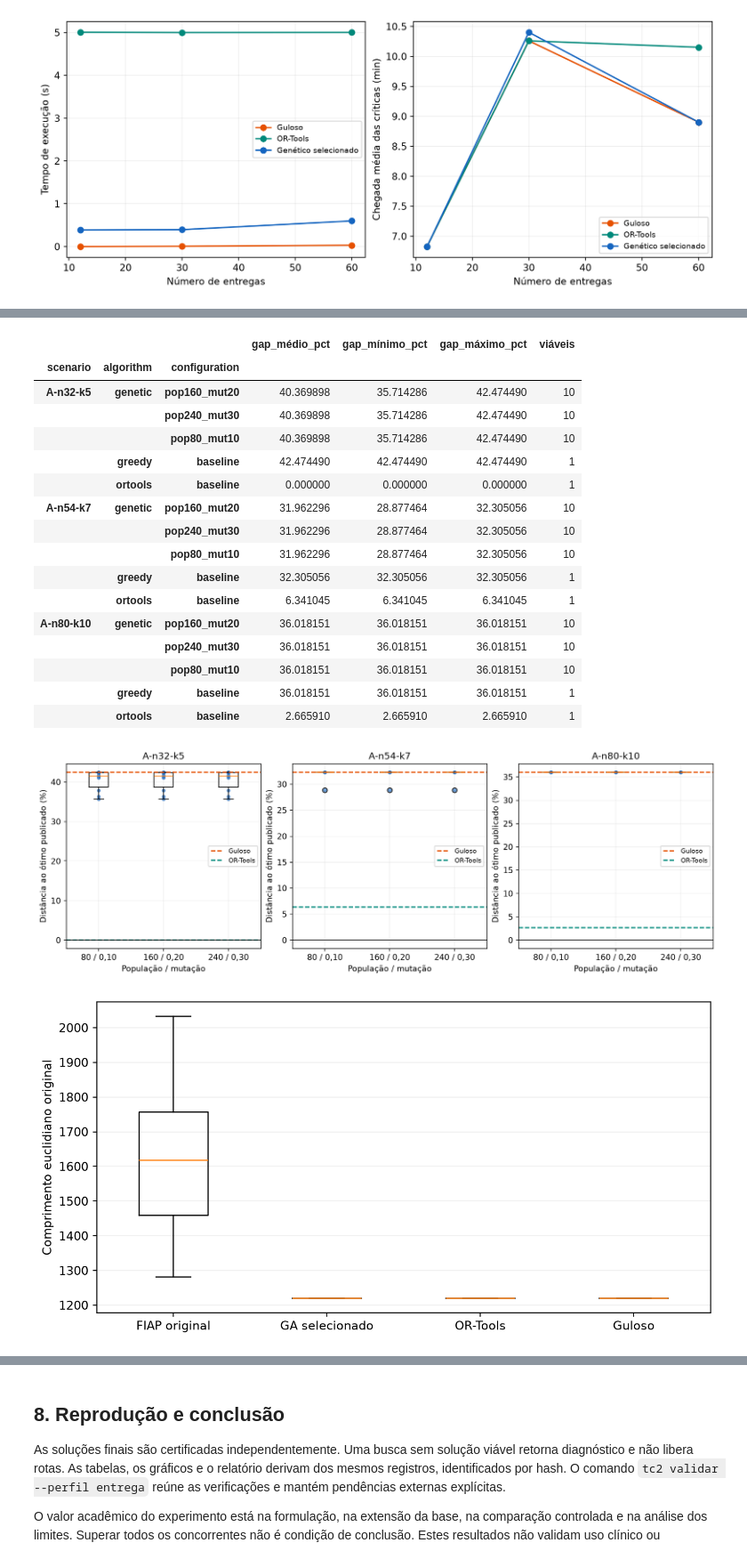
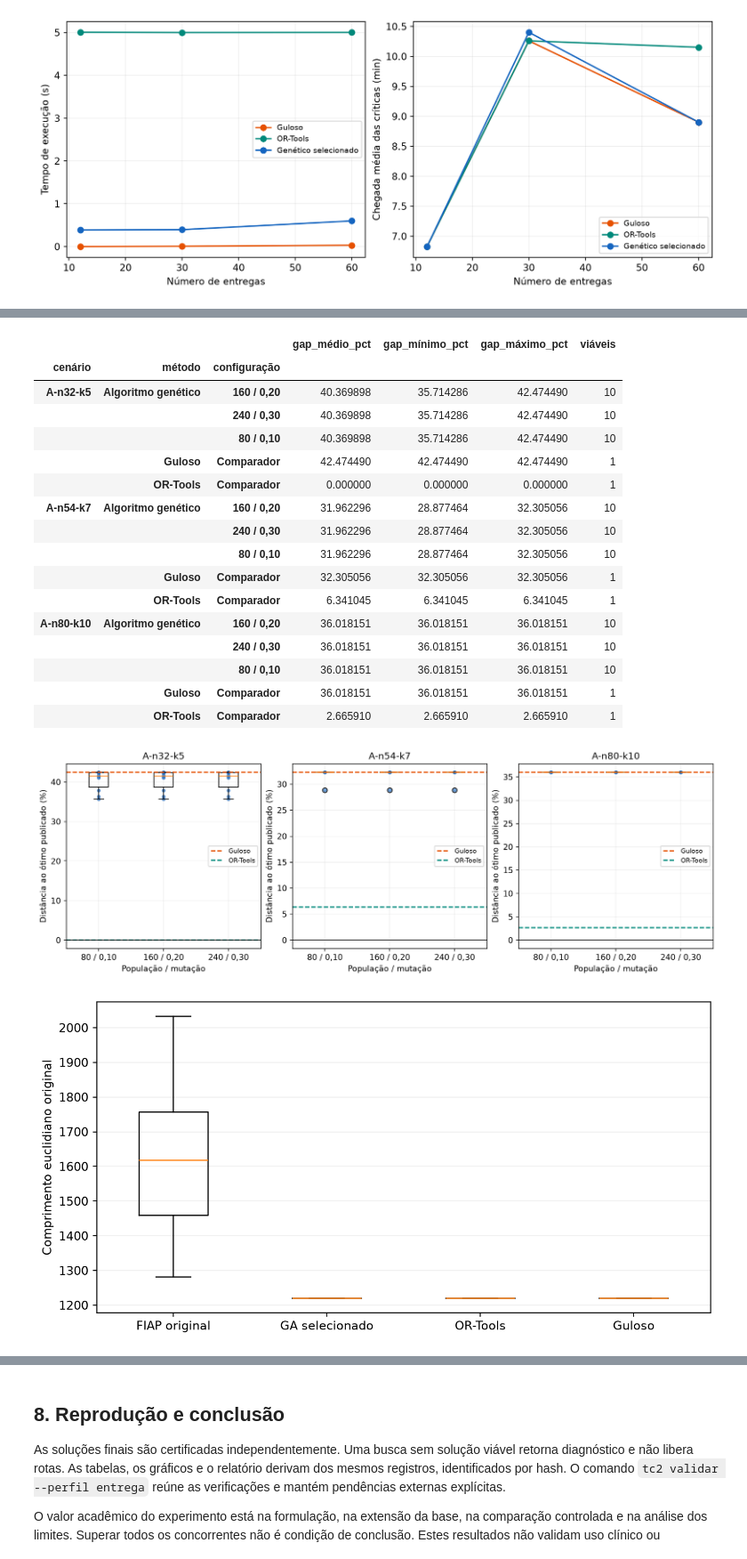
Before and after one commit to rgt001/tech-challenge-fase-2, a Jupyter notebook: notebooks/01_otimizacao_genetica.ipynb, the cells around one changed output, grey strips where cells are left out. Shown at 89% size. Drawn from its saved outputs; the diff is of its cells as text; code cells hidden in the pictures.

```diff
--- a/notebooks/01_otimizacao_genetica.ipynb
+++ b/notebooks/01_otimizacao_genetica.ipynb
@@ -15,7 +15,12 @@ from rotas_medicas.verification import verify_solution
 results = pd.read_csv(ROOT / "outputs/experiments/results.csv")
 analysis = json.loads((ROOT / "outputs/analysis/summary.json").read_text(encoding="utf-8"))
 selected = analysis["selected"]
-print("Configuração escolhida apenas no desenvolvimento:", selected)
+METHOD_LABELS = {"greedy":"Guloso", "ortools":"OR-Tools", "genetic":"Algoritmo genético", "fiap_original":"Referência FIAP"}
+CONFIGURATION_LABELS = {"pop80_mut10":"80 / 0,10", "pop160_mut20":"160 / 0,20", "pop240_mut30":"240 / 0,30", "baseline":"Comparador", "reference":"Referência original"}
+TERMINATION_LABELS = {"evaluation_budget":"Limite de avaliações de fitness", "candidate_attempt_budget":"Limite de tentativas de candidatos", "time_limit":"Limite de tempo"}
+presentation = results.assign(método=results.algorithm.replace(METHOD_LABELS),
+    configuração=results.configuration.replace(CONFIGURATION_LABELS)).rename(columns={"scenario":"cenário"})
+print("Configuração escolhida apenas no desenvolvimento (população / mutação):", CONFIGURATION_LABELS[selected])
 print("Execuções tabuladas:", len(results))
 print("SHA-256 da tabela:", analysis["results_sha256"])
 # %% [output]
@@ -172,26 +187,26 @@ A base FIAP é comparada apenas no TSP compatível de 15 pontos. Sua reproduçã
 # %%
-bench = results[results.scenario.str.startswith("A-n")]
-display(bench.groupby(["scenario","algorithm","configuration"]).agg(gap_médio_pct=("gap_percent","mean"),gap_mínimo_pct=("gap_percent","min"),gap_máximo_pct=("gap_percent","max"),viáveis=("status",lambda s:(s=="feasible").sum())))
+bench = presentation[presentation["cenário"].str.startswith("A-n")]
+display(bench.groupby(["cenário","método","configuração"]).agg(gap_médio_pct=("gap_percent","mean"),gap_mínimo_pct=("gap_percent","min"),gap_máximo_pct=("gap_percent","max"),viáveis=("status",lambda s:(s=="feasible").sum())))
 display(Image(filename=str(ROOT / "outputs/figures/benchmark_gap.png")))
 display(Image(filename=str(ROOT / "outputs/figures/fiap_tsp.png")))
 # %% [output]
 |  |  |  | gap_médio_pct | gap_mínimo_pct | gap_máximo_pct | viáveis |
-| scenario | algorithm | configuration |  |  |  |  |
-| A-n32-k5 | genetic | pop160_mut20 | 40.369898 | 35.714286 | 42.474490 | 10 |
-|  |  | pop240_mut30 | 40.369898 | 35.714286 | 42.474490 | 10 |
-|  |  | pop80_mut10 | 40.369898 | 35.714286 | 42.474490 | 10 |
-|  | greedy | baseline | 42.474490 | 42.474490 | 42.474490 | 1 |
-|  | ortools | baseline | 0.000000 | 0.000000 | 0.000000 | 1 |
-| A-n54-k7 | genetic | pop160_mut20 | 31.962296 | 28.877464 | 32.305056 | 10 |
-|  |  | pop240_mut30 | 31.962296 | 28.877464 | 32.305056 | 10 |
-|  |  | pop80_mut10 | 31.962296 | 28.877464 | 32.305056 | 10 |
-|  | greedy | baseline | 32.305056 | 32.305056 | 32.305056 | 1 |
-|  | ortools | baseline | 6.341045 | 6.341045 | 6.341045 | 1 |
-| A-n80-k10 | genetic | pop160_mut20 | 36.018151 | 36.018151 | 36.018151 | 10 |
-|  |  | pop240_mut30 | 36.018151 | 36.018151 | 36.018151 | 10 |
-|  |  | pop80_mut10 | 36.018151 | 36.018151 | 36.018151 | 10 |
-|  | greedy | baseline | 36.018151 | 36.018151 | 36.018151 | 1 |
-|  | ortools | baseline | 2.665910 | 2.665910 | 2.665910 | 1 |
+| cenário | método | configuração |  |  |  |  |
+| A-n32-k5 | Algoritmo genético | 160 / 0,20 | 40.369898 | 35.714286 | 42.474490 | 10 |
+|  |  | 240 / 0,30 | 40.369898 | 35.714286 | 42.474490 | 10 |
+|  |  | 80 / 0,10 | 40.369898 | 35.714286 | 42.474490 | 10 |
+|  | Guloso | Comparador | 42.474490 | 42.474490 | 42.474490 | 1 |
+|  | OR-Tools | Comparador | 0.000000 | 0.000000 | 0.000000 | 1 |
+| A-n54-k7 | Algoritmo genético | 160 / 0,20 | 31.962296 | 28.877464 | 32.305056 | 10 |
+|  |  | 240 / 0,30 | 31.962296 | 28.877464 | 32.305056 | 10 |
+|  |  | 80 / 0,10 | 31.962296 | 28.877464 | 32.305056 | 10 |
+|  | Guloso | Comparador | 32.305056 | 32.305056 | 32.305056 | 1 |
+|  | OR-Tools | Comparador | 6.341045 | 6.341045 | 6.341045 | 1 |
+| A-n80-k10 | Algoritmo genético | 160 / 0,20 | 36.018151 | 36.018151 | 36.018151 | 10 |
+|  |  | 240 / 0,30 | 36.018151 | 36.018151 | 36.018151 | 10 |
+|  |  | 80 / 0,10 | 36.018151 | 36.018151 | 36.018151 | 10 |
+|  | Guloso | Comparador | 36.018151 | 36.018151 | 36.018151 | 1 |
+|  | OR-Tools | Comparador | 2.665910 | 2.665910 | 2.665910 | 1 |
 [figure]
 [figure]
 # %% [markdown]
```
Also changed, not shown: parts of 9 cells of this notebook, 8 other files.
